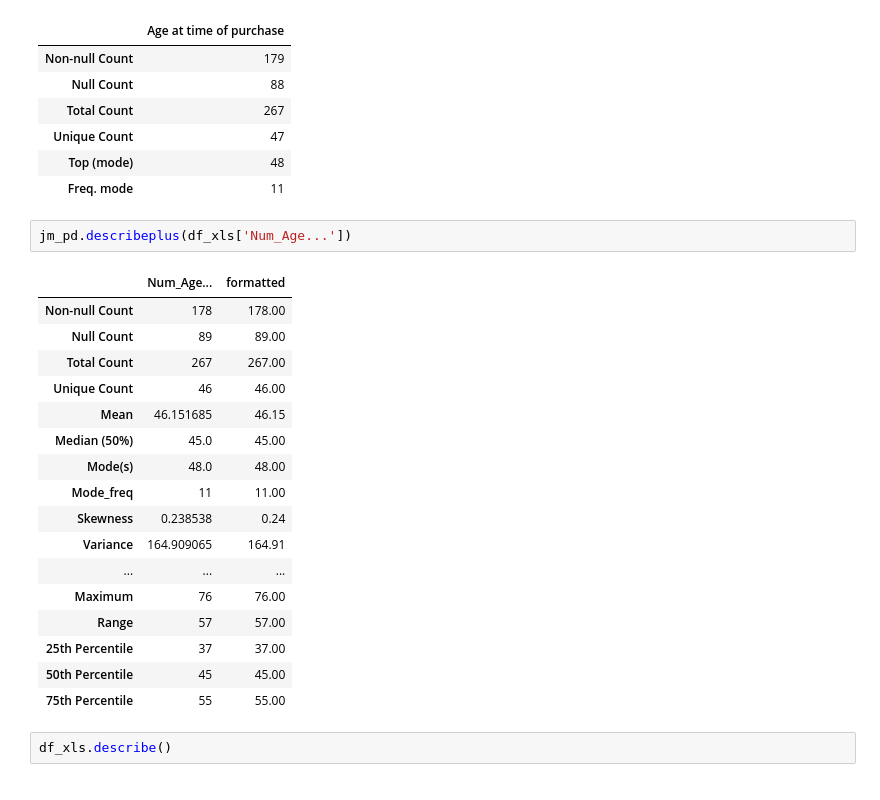
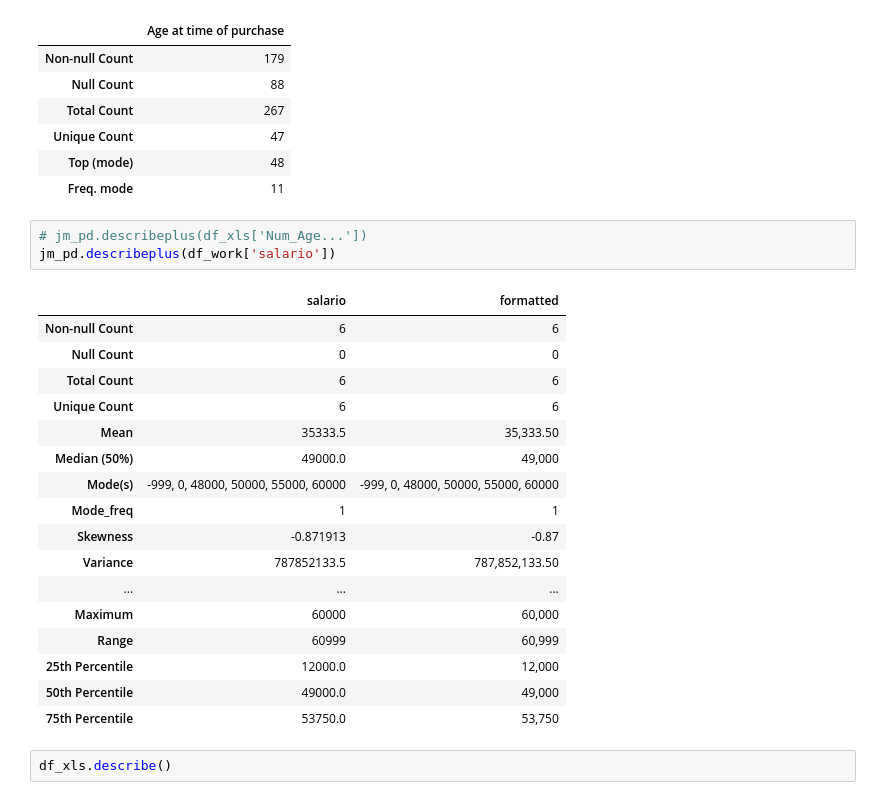
Before and after one commit to jmonti-gh/jm_datascience, a Jupyter notebook: test_jm/test_describeplus.ipynb, the cells around one changed output. Saved outputs shown, nothing was run; the diff lists cells and outputs as text.

```diff
--- a/test_jm/test_describeplus.ipynb
+++ b/test_jm/test_describeplus.ipynb
@@ -115,25 +110,26 @@ jm_pd.describeplus(df_xls['Age at time of purchase'])
 | Top (mode) | 48 |
 | Freq. mode | 11 |
 # %%
-jm_pd.describeplus(df_xls['Num_Age...'])
+# jm_pd.describeplus(df_xls['Num_Age...'])
+jm_pd.describeplus(df_work['salario'])
 # %% [output]
-|  | Num_Age... | formatted |
-| Non-null Count | 178 | 178.00 |
-| Null Count | 89 | 89.00 |
-| Total Count | 267 | 267.00 |
-| Unique Count | 46 | 46.00 |
-| Mean | 46.151685 | 46.15 |
-| Median (50%) | 45.0 | 45.00 |
-| Mode(s) | 48.0 | 48.00 |
-| Mode_freq | 11 | 11.00 |
-| Skewness | 0.238538 | 0.24 |
-| Variance | 164.909065 | 164.91 |
+|  | salario | formatted |
+| Non-null Count | 6 | 6 |
+| Null Count | 0 | 0 |
+| Total Count | 6 | 6 |
+| Unique Count | 6 | 6 |
+| Mean | 35333.5 | 35,333.50 |
+| Median (50%) | 49000.0 | 49,000 |
+| Mode(s) | -999, 0, 48000, 50000, 55000, 60000 | -999, 0, 48000, 50000, 55000, 60000 |
+| Mode_freq | 1 | 1 |
+| Skewness | -0.871913 | -0.87 |
+| Variance | 787852133.5 | 787,852,133.50 |
 | ... | ... | ... |
-| Maximum | 76 | 76.00 |
-| Range | 57 | 57.00 |
-| 25th Percentile | 37 | 37.00 |
-| 50th Percentile | 45 | 45.00 |
-| 75th Percentile | 55 | 55.00 |
+| Maximum | 60000 | 60,000 |
+| Range | 60999 | 60,999 |
+| 25th Percentile | 12000.0 | 12,000 |
+| 50th Percentile | 49000.0 | 49,000 |
+| 75th Percentile | 53750.0 | 53,750 |
 # %%
 df_xls.describe()
 # %% [output]
```
Also changed, not shown: parts of 3 cells of this notebook, 4 other files.
